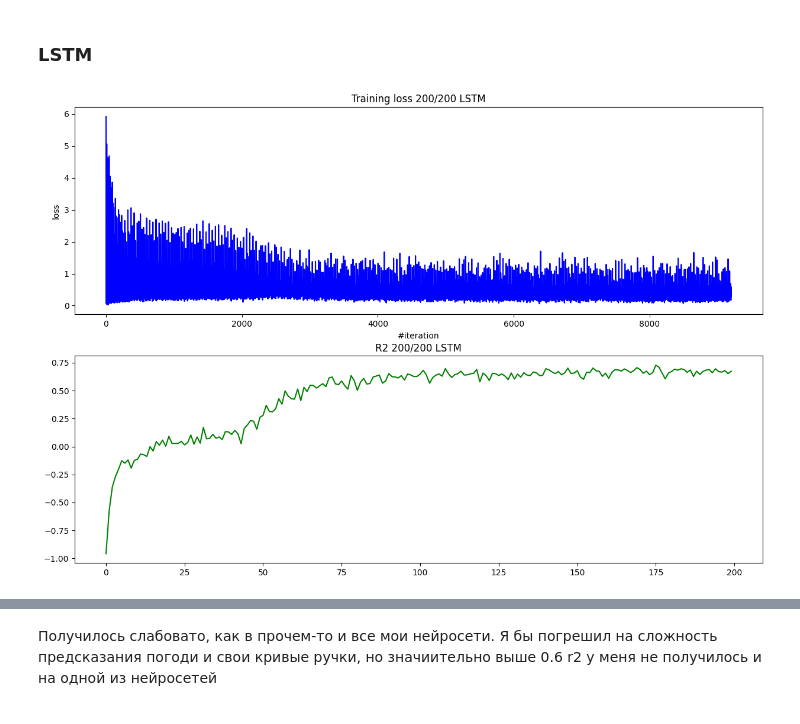
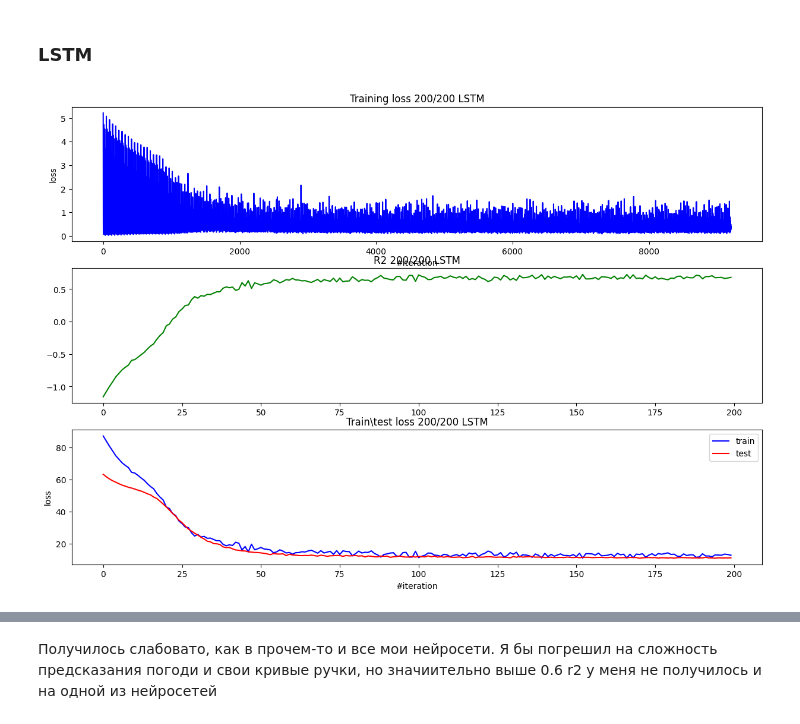
Before and after one commit to firefiruses/TimeSeries, a Jupyter notebook: FINAL project/main.ipynb, the cells around one changed output, grey strips where cells are left out. Cells and saved outputs as stored; diff of their text form; code cells hidden in the pictures.

```diff
--- a/FINAL project/main.ipynb
+++ b/FINAL project/main.ipynb
@@ -220,31 +271,31 @@ class LSTMRegressor(nn.Module):
         self.n_layers = n_layers
         self.lstm = nn.LSTM(input_size=n_features, hidden_size=hidden_dim, num_layers=n_layers, batch_first=True, bidirectional=True)
         self.dropout = nn.Dropout1d(0.2)
-        self.linear = nn.Linear(hidden_dim*2, 64)
-        self.linear2 = nn.Linear(64,16)
+        self.linear = nn.Linear(hidden_dim*2, 32)
+        self.linear2 = nn.Linear(32,1)
         self.linear3 = nn.Linear(16, 1)
         self.norm = nn.BatchNorm1d(lookback)
         self.sigmoid = nn.Sigmoid()
-        self.relu = nn.ReLU()
+        self.lrelu = nn.LeakyReLU()
 
     def forward(self, X_batch):
         hidden, carry = torch.randn(self.n_layers*2, len(X_batch), self.hidden_dim), torch.randn(self.n_layers*2, len(X_batch), self.hidden_dim)
         output, (hidden, carry) = self.lstm(X_batch, (hidden, carry))
         output = self.dropout(output)
         output = self.linear(output)
-        output = self.relu(output)
-        output = self.linear2(output)
         output = self.sigmoid(output)
-        return self.linear3(output[:,-1])
+        return self.linear2(output[:,-1])
 # %%
 from IPython import display
 from sklearn.metrics import mean_absolute_percentage_error, mean_absolute_error, mean_squared_error, r2_score
 
 #Обучение переданной модели по переданным параметрам
-def learn(model, optimizer, num_epochs, criterion, train_dataloader, df_for_pred, df_real, lookback, tittle = "", scheduler = None):
+def learn(model, optimizer, num_epochs, criterion, train_dataloader, df_for_pred, df_real, df_for_pred_tr, df_real_tr, lookback, tittle = "", scheduler = None):
     loss_history = []
     epoch_loss_history = []
     train_mae = []
+    train_loss =[]
+    test_loss = []
 
     strings = []
     for i in range(num_epochs):
@@ -268,7 +319,7 @@ def learn(model, optimizer, num_epochs, criterion, train_dataloader, df_for_pred
         #Рисуем графики и проводим промежуточную валдиацию модели
         with torch.no_grad():
             epoch_loss_history.append(loss.item())
-            fig, axs = plt.subplots(nrows= 2, ncols= 1,  figsize=(15,10))
+            fig, axs = plt.subplots(nrows= 3, ncols= 1,  figsize=(15,10))
             display.clear_output(wait=True)
 
             test_preds = model(df_for_pred)
@@ -276,6 +327,13 @@ def learn(model, optimizer, num_epochs, criterion, train_dataloader, df_for_pred
             data_df_final = df_real.copy()
             data_df_final["meantemp preds"] = test_preds.squeeze().tolist()
 
+            train_preds = model(df_for_pred_tr)
+            train_preds = inv_ss.inverse_transform(train_preds.detach().numpy())
+            data_df_final_train = df_real_tr.copy()
+            data_df_final_train["meantemp preds"] = train_preds.squeeze().tolist()
+
+            train_loss.append(mean_squared_error(data_df_final_train['meantemp'][lookback:], data_df_final_train['meantemp preds'][lookback:]))
+            test_loss.append(mean_squared_error(data_df_final['meantemp'][lookback:], data_df_final['meantemp preds'][lookback:]))
 
             axs[0].set_title(f"Training loss {i+1}/{num_epochs} {tittle}")
             axs[0].set_xlabel("#iteration")
@@ -286,6 +344,15 @@ def learn(model, optimizer, num_epochs, criterion, train_dataloader, df_for_pred
             train_mae.append(temp_train_mae)
             axs[1].set_title(f"R2 {i+1}/{num_epochs} {tittle}")
             axs[1].plot(train_mae, 'g', label = 'train')
+
+            axs[2].set_title(f"Train\\test loss {i+1}/{num_epochs} {tittle}")
+            axs[2].set_xlabel("#iteration")
+            axs[2].set_ylabel("loss")
+            tr, = axs[2].plot(test_loss, 'b')
+            te, =axs[2].plot(train_loss, 'r')
+            axs[2].legend([tr, te], ['train', 'test'])
+
+
             plt.show()
             strings.append(f'{i+1}/{num_epochs} current loss: {train_mae[i]}')
             for s in strings:
@@ -316,19 +383,19 @@ def learn(model, optimizer, num_epochs, criterion, train_dataloader, df_for_pred
 # %%
 from torch.optim import Adam
 #Запустим обучение
 lookback = 1
 
 n_features, X_train, Y_train, X_test, Y_test, train_dataset, train_loader, train_dataset, test_loader = create_datasets(lookback)
 
 epochs = 200
-learning_rate = 1e-3
+learning_rate = 1e-4
 loss_fn = nn.MSELoss()
 
 lstm_regressor = LSTMRegressor(n_features, 64, 2, lookback)
 #optimizer = Adam(lstm_regressor.parameters(), lr=learning_rate, weight_decay=8e-6)
 #optimizer = torch.optim.Adam(lstm_regressor.parameters(), lr=learning_rate, weight_decay=1e-5)
 optimizer = torch.optim.AdamW(lstm_regressor.parameters(), lr=learning_rate)
 
-learn(lstm_regressor, optimizer, epochs, loss_fn, train_loader,  X_test, df_test[lookback:], lookback, 'LSTM')
+learn(lstm_regressor, optimizer, epochs, loss_fn, train_loader,  X_test, df_test[lookback:], X_train, ndf[lookback:], lookback, 'LSTM')
 # %% [output]
-[figure, old version]
+[figure, new version]
```
Also changed, not shown: parts of 20 cells of this notebook.
